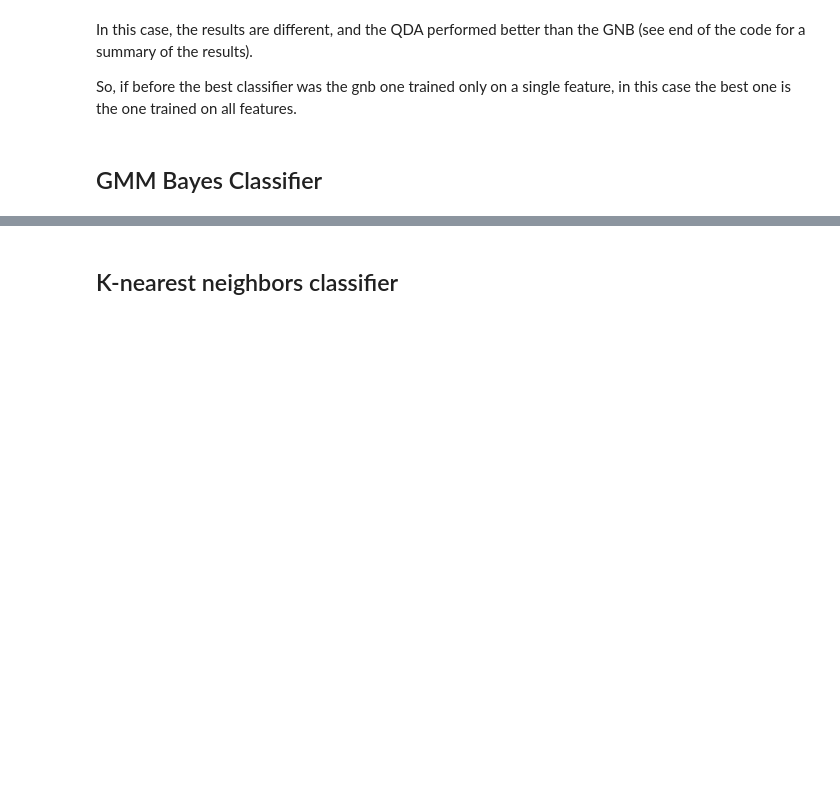
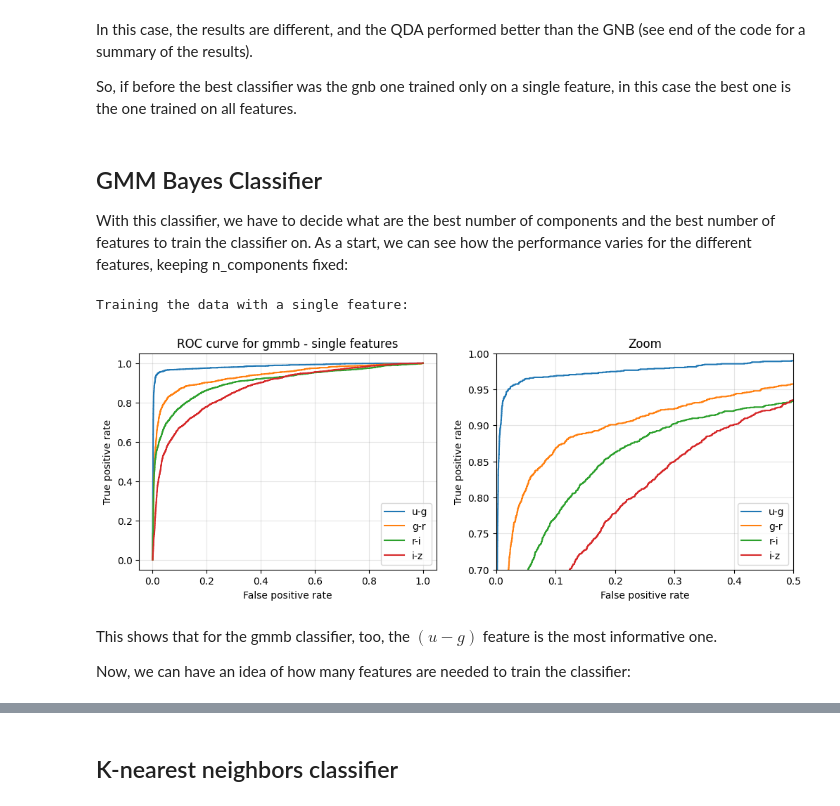
Before and after one commit to Alice-Palladino/astrostatistics_bicocca_2024, a Jupyter notebook: working/L19 - Galaxy vs quasars.ipynb, the cells around one changed output, grey strips where cells are left out. Cells and saved outputs as stored; diff of their text form; code cells hidden in the pictures; blank space fills up the shorter version.

```diff
--- a/working/L19 - Galaxy vs quasars.ipynb
+++ b/working/L19 - Galaxy vs quasars.ipynb
@@ -553,3 +569,15 @@ So, if before the best classifier was the gnb one trained only on a single featu
 # %% [markdown]
 
 ## GMM Bayes Classifier
+
+With this classifier, we have to decide what are the best number of components and the best number of features to train the classifier on. As a start, we can see how the performance varies for the different features, keeping n_components fixed:
+# %%
+# 10 components
+single_ROC(X_train, X_test, y_train, y_test, 'gmmb', 10)
+# %% [output]
+Training the data with a single feature:
+[figure, added]
+# %% [markdown]
+This shows that for the gmmb classifier, too, the $(u-g)$ feature is the most informative one.
+
+Now, we can have an idea of how many features are needed to train the classifier:
```
Also changed, not shown: parts of 47 cells of this notebook.
